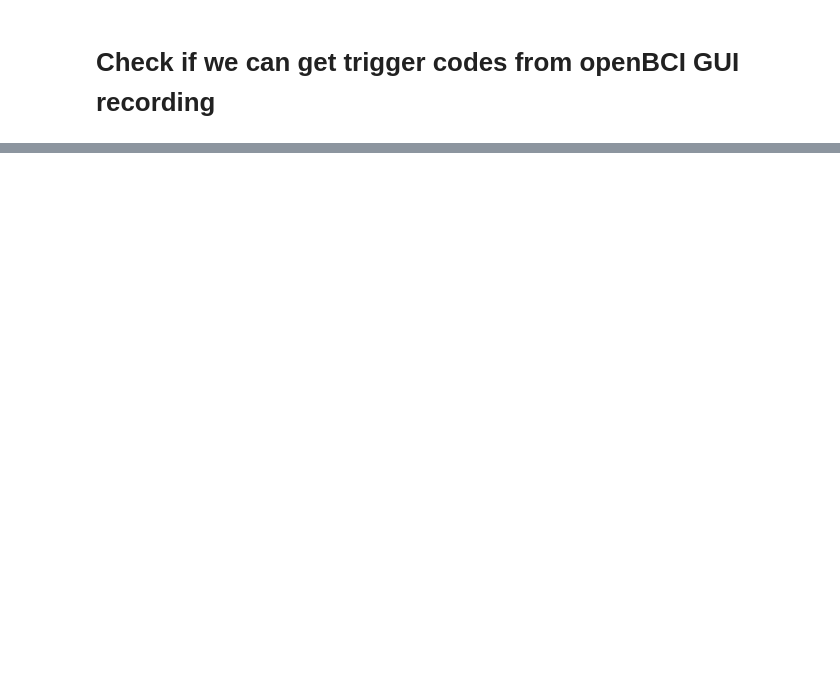
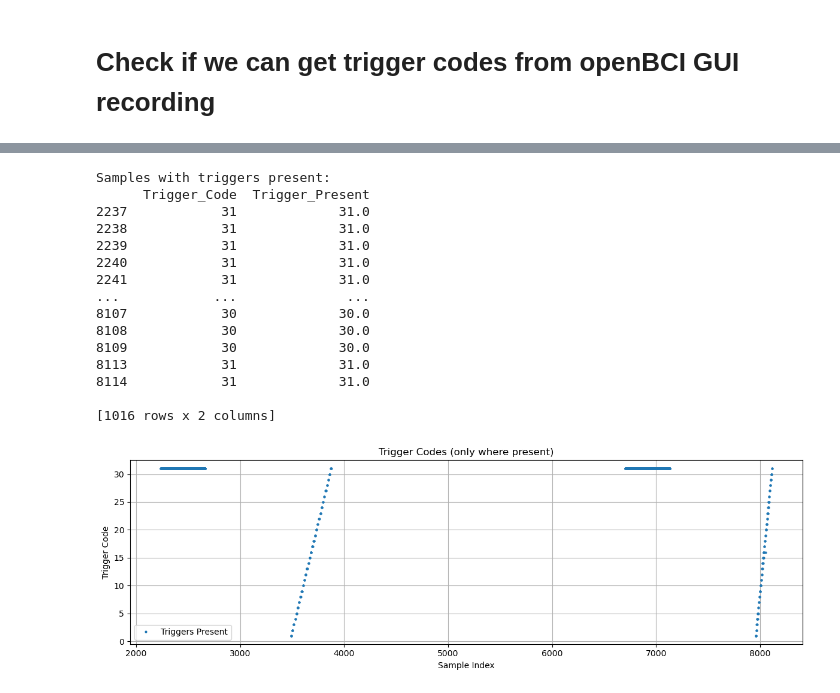
Before and after one commit to SURGE-NeuroTech-Club/p3-battle-ships, a Jupyter notebook: EEG_Analysis/trigger_code_check.ipynb, the cells around one changed output, grey strips where cells are left out. Saved outputs shown, nothing was run; the diff lists cells and outputs as text; code cells hidden in the pictures; blank space fills up the shorter version.

```diff
--- a/EEG_Analysis/trigger_code_check.ipynb
+++ b/EEG_Analysis/trigger_code_check.ipynb
@@ -153,19 +123,0 @@ def get_trigger_events(trigger_codes, min_duration=1):
-# %%
-# Decode trigger codes
-trigger_codes = decode_trigger_codes(df)
-
-# Add to dataframe
-df['trigger_code'] = trigger_codes
-
-# Get trigger events
-events = get_trigger_events(trigger_codes, min_duration=2)
-print(events)
-
-# Visualize
-plt.figure(figsize=(12, 4))
-plt.plot(df.index, trigger_codes)
-plt.xlabel('Sample Index')
-plt.ylabel('Trigger Code')
-plt.title('Decoded Trigger Codes')
-plt.grid(True)
-plt.show()
@@ -233,0 +124,39 @@ Name: count, dtype: int64
+# %%
+# Create a column with trigger codes, showing NaN where code is 0
+df['Trigger_Present'] = df['Trigger_Code'].replace(0, np.nan)
+
+# Or if you want to keep the column but only show values > 0
+df['Trigger_Present'] = df['Trigger_Code'].where(df['Trigger_Code'] > 0)
+
+# View the result
+print("Samples with triggers present:")
+print(df[df['Trigger_Present'].notna()][['Trigger_Code', 'Trigger_Present']])
+
+
+# Plot to verify
+plt.figure(figsize=(12, 4))
+plt.plot(df.index, df['Trigger_Present'], 'o', markersize=2, label='Triggers Present')
+plt.xlabel('Sample Index')
+plt.ylabel('Trigger Code')
+plt.title('Trigger Codes (only where present)')
+plt.grid(True)
+plt.legend()
+plt.tight_layout()
+plt.show()
+# %% [output]
+Samples with triggers present:
+      Trigger_Code  Trigger_Present
+2237            31             31.0
+2238            31             31.0
+2239            31             31.0
+2240            31             31.0
+2241            31             31.0
+...            ...              ...
+8107            30             30.0
+8108            30             30.0
+8109            30             30.0
+8113            31             31.0
+8114            31             31.0
+
+[1016 rows x 2 columns]
+[figure, added]
```
Also changed, not shown: parts of 17 cells of this notebook, 4 other files.
